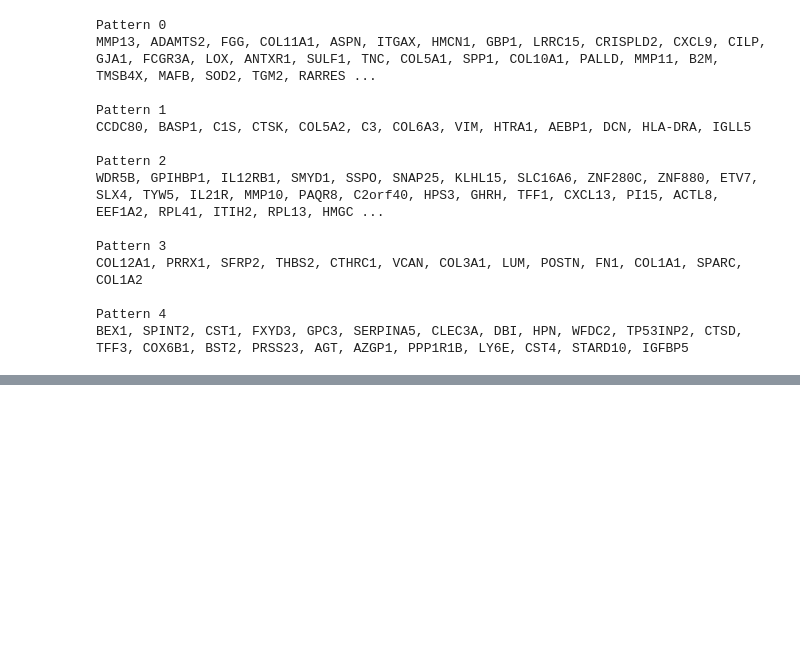
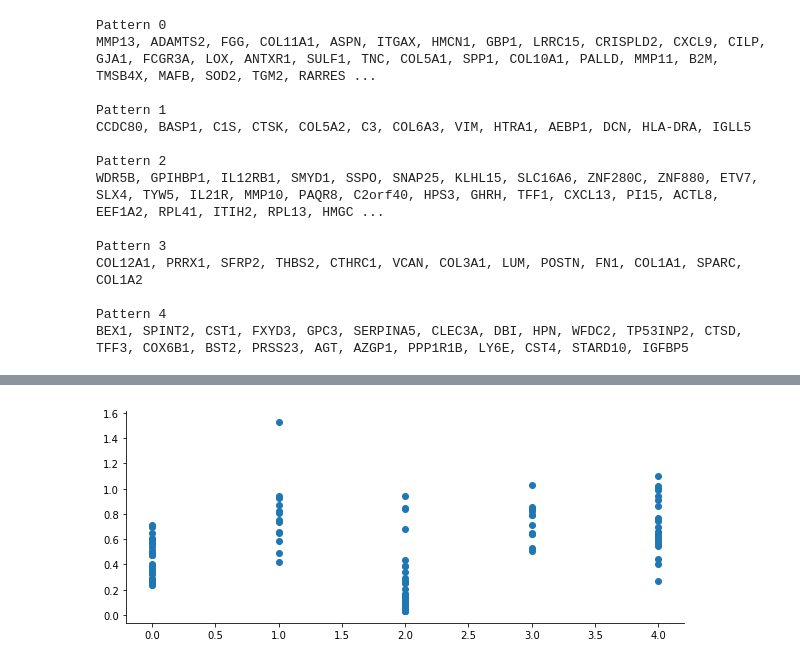
Before and after one commit to Teichlab/SpatialDE, a Jupyter notebook: Analysis/BreastCancer/Automatic expression histology.ipynb, the cells around one changed output, grey strips where cells are left out. Drawn from its saved outputs; the diff is of its cells as text; code cells hidden in the pictures; blank space fills up the shorter version.

```diff
--- a/Analysis/BreastCancer/Automatic expression histology.ipynb
+++ b/Analysis/BreastCancer/Automatic expression histology.ipynb
@@ -96,0 +106,4 @@ BEX1, SPINT2, CST1, FXYD3, GPC3, SERPINA5, CLEC3A, DBI, HPN, WFDC2, TP53INP2, CT
+# %%
+plt.scatter(histology_results.pattern, histology_results.membership);
+# %% [output]
+[figure, added]
```
Also changed, not shown: parts of 1 cell of this notebook, 7 other files.
